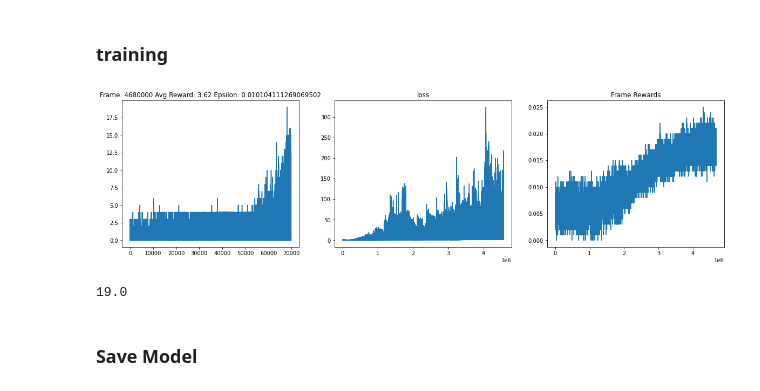
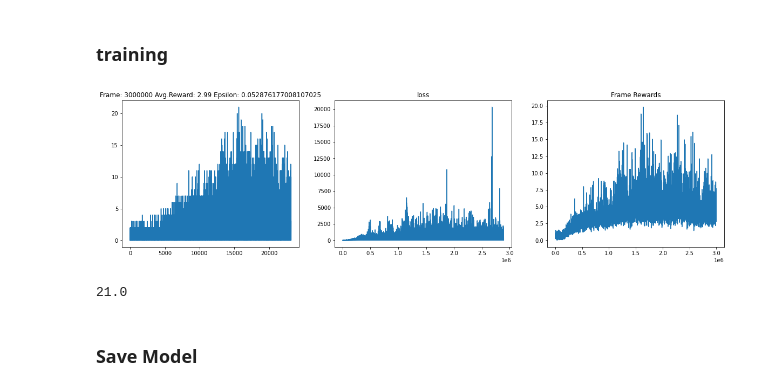
Before and after one commit to iamzhanghao/Deep-Q-Network-Variations, a Jupyter notebook: DDQN-breakout-crop.ipynb, the cells around one changed output. Cells and saved outputs as stored; diff of their text form; code cells hidden in the pictures.

```diff
--- a/DDQN-breakout-crop.ipynb
+++ b/DDQN-breakout-crop.ipynb
@@ -46,11 +46,11 @@ env = wrap_deepmind(env)
 env = wrap_pytorch(env)
 
 epsilon_start = 1.0
-epsilon_final = 0.01
+epsilon_final = 0.05
 epsilon_decay = 500000
 epsilon_by_frame = lambda frame_idx: epsilon_final + (epsilon_start - epsilon_final) * math.exp(-1. * frame_idx / epsilon_decay)
 
-num_frames = 5000000
+num_frames = 3000000
 batch_size = 32
 gamma      = 0.99
 
@@ -62,7 +62,6 @@ def get_epsilon(frame_idx):
         epsilon = epsilon_by_frame(frame_idx-replay_initial)
     else:
         epsilon = 1
-
     return epsilon
 # %% [output]
 A.L.E: Arcade Learning Environment (version 0.7.4+069f8bd)
@@ -145,6 +144,8 @@ losses = []
 all_rewards = []
 frame_rewards = []
 episode_reward = 0
+episode_frame_count = 0
+
 
 state = env.reset()
 print(state.shape)
@@ -154,10 +155,12 @@ frame_queue = [np.squeeze(np.array(state),axis = 0)]
 reward_queue = [0]
 for frame_idx in range(1, num_frames + 1):
 
+    episode_frame_count += 1
+
     epsilon = get_epsilon(frame_idx)
 
     if len(frame_queue)!=4:
-        action = random.choice(range(4))
+        action = random.choice(range(env.action_space.n))
         next_state, reward, done, _ = env.step(action)
         episode_reward += reward
         frame_queue.append(np.squeeze(np.array(next_state),axis = 0))
@@ -181,36 +184,39 @@ for frame_idx in range(1, num_frames + 1):
                            crop_breakout(next_state_4frames), done)
 
 
     state = next_state
-    frame_rewards.append(reward)
+    # frame_rewards.append(reward)
 
     if done:
         state = env.reset()
         all_rewards.append(episode_reward)
+        for i in range(episode_frame_count):
+            frame_rewards.append(episode_reward)
+        episode_frame_count = 0
         episode_reward = 0
         frame_queue = [np.squeeze(np.array(state),axis = 0)]
         reward_queue = [0]
 
 
     if len(replay_buffer) >= replay_initial:
         loss = compute_td_loss(batch_size)
         losses.append(loss.item())
 
     if frame_idx % 10000 == 0:
         plot(frame_idx, all_rewards, losses)
         print(max(all_rewards))
 
     if frame_idx % 1000 == 0:
         update_target(current_model, target_model)
 
     if frame_idx % 10000 == 0:
         torch.save(current_model.state_dict(),cwd+"/models/ddqn_breakout_crop.pt")
         np.save(cwd+"/training_data/ddqn_breakout_crop_reward.npy", np.array(all_rewards))
         np.save(cwd+"/training_data/ddqn_breakout_crop_frame_reward.npy", np.array(frame_rewards))
         np.save(cwd+"/training_data/ddqn_breakout_crop_loss.npy", np.array(losses))
 # %% [output]
-[figure, old version]
+[figure, new version]
-19.0
+21.0
 # %% [markdown]
 ### Save Model
 # %%
```
Also changed, not shown: parts of 3 cells of this notebook, 31 other files.
